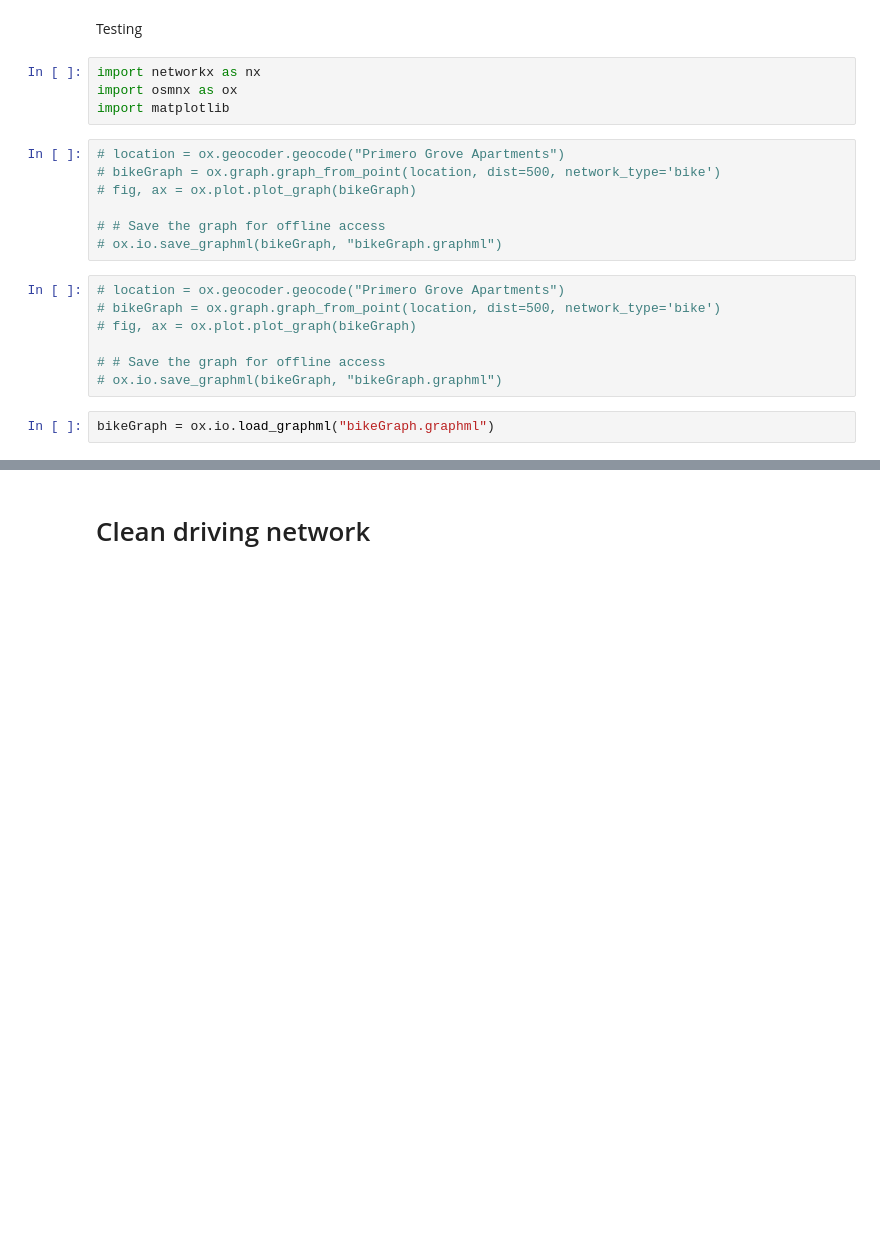
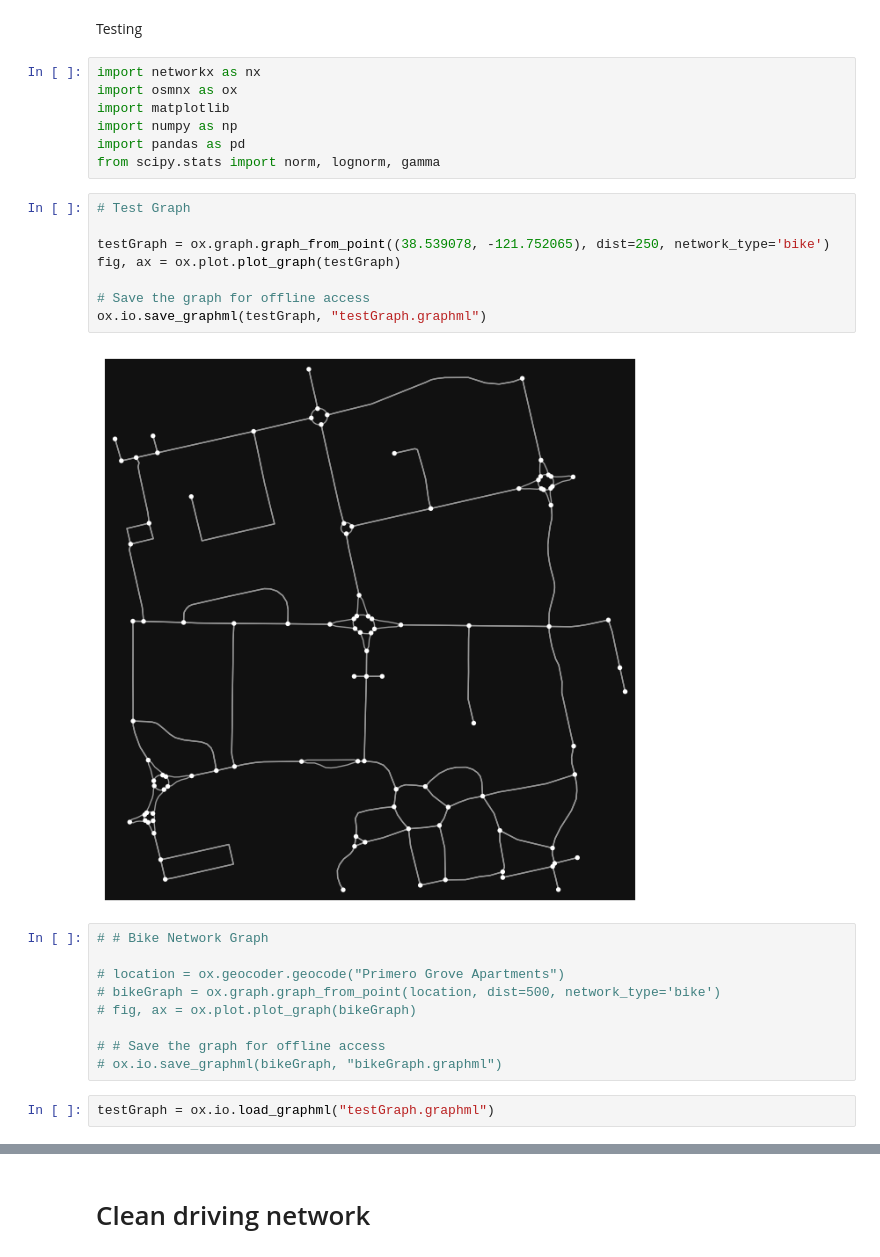
Before and after one commit to darpitydarp/ECI-253, a Jupyter notebook: Final Project/ECI 253 Final Project.ipynb, the cells around one changed output, grey strips where cells are left out. Drawn from its saved outputs; the diff is of its cells as text; blank space fills up the shorter version.

```diff
--- a/Final Project/ECI 253 Final Project.ipynb
+++ b/Final Project/ECI 253 Final Project.ipynb
@@ -4,20 +4,28 @@ Testing
 import networkx as nx
 import osmnx as ox
 import matplotlib
+import numpy as np
+import pandas as pd
+from scipy.stats import norm, lognorm, gamma
+# %%
+# Test Graph
+
+testGraph = ox.graph.graph_from_point((38.539078, -121.752065), dist=250, network_type='bike')
+fig, ax = ox.plot.plot_graph(testGraph)
+
+# Save the graph for offline access
+ox.io.save_graphml(testGraph, "testGraph.graphml")
+# %% [output]
+[figure, added]
 # %%
+# # Bike Network Graph
+
 # location = ox.geocoder.geocode("Primero Grove Apartments")
 # bikeGraph = ox.graph.graph_from_point(location, dist=500, network_type='bike')
 # fig, ax = ox.plot.plot_graph(bikeGraph)
 
 # # Save the graph for offline access
 # ox.io.save_graphml(bikeGraph, "bikeGraph.graphml")
-# %%
-# location = ox.geocoder.geocode("Primero Grove Apartments")
-# bikeGraph = ox.graph.graph_from_point(location, dist=500, network_type='bike')
-# fig, ax = ox.plot.plot_graph(bikeGraph)
-
-# # Save the graph for offline access
-# ox.io.save_graphml(bikeGraph, "bikeGraph.graphml")
 # %%
-bikeGraph = ox.io.load_graphml("bikeGraph.graphml")
+testGraph = ox.io.load_graphml("testGraph.graphml")
 # %%
```
Also changed, not shown: parts of 17 cells of this notebook, 1 other file.
